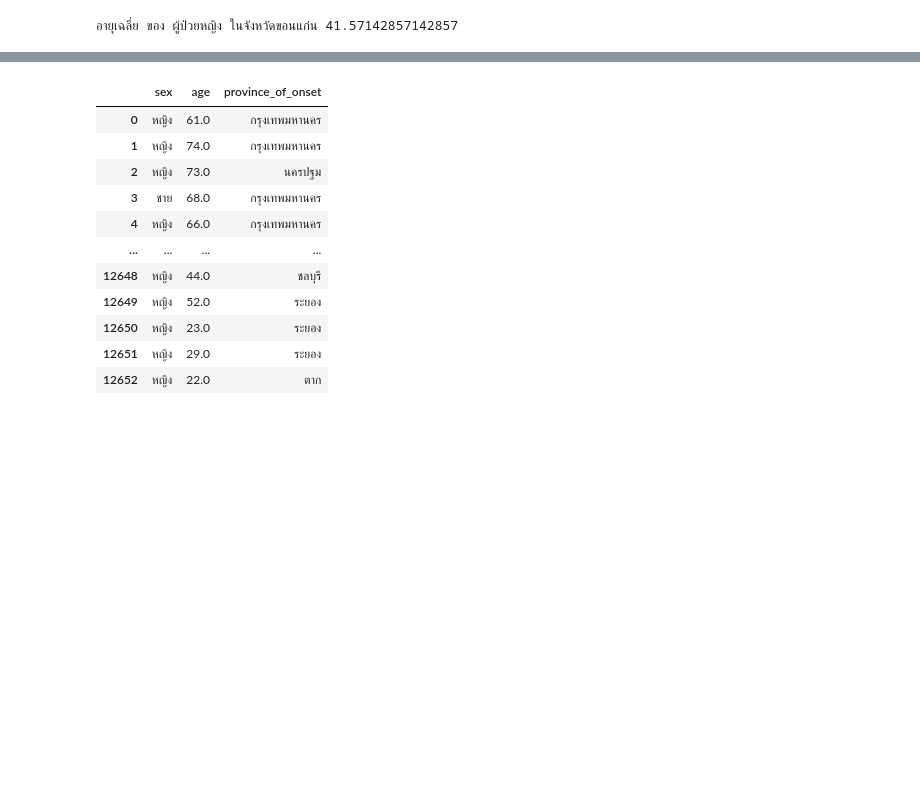
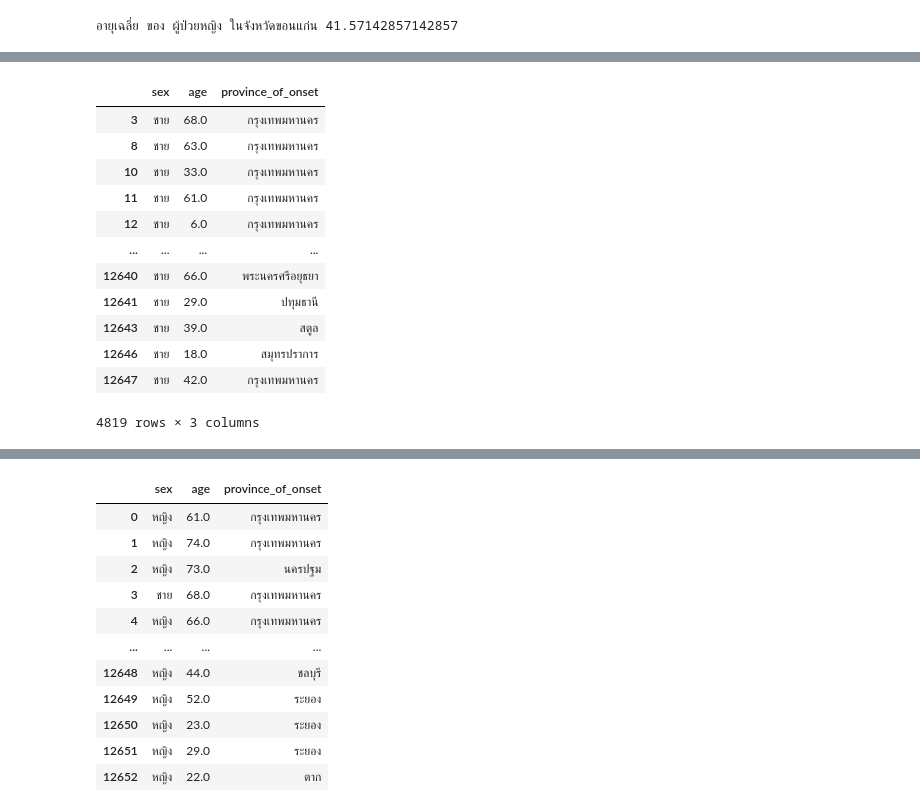
Before and after one commit to nichakornchaisuwan/data_viz_2022, a Jupyter notebook: Pandas101.ipynb, the cells around one changed output, grey strips where cells are left out. Cells and saved outputs as stored; diff of their text form; code cells hidden in the pictures; blank space fills up the shorter version.

```diff
--- a/Pandas101.ipynb
+++ b/Pandas101.ipynb
@@ -347,0 +366,17 @@ print(f'อายุเฉลี่ย ของ ผู้ป่วยหญิ
+# %%
+data_male = data_1[data_1['sex']=='ชาย'] # ดึงข้อมูลจาก data_1 โดยเลือกข้อมูลในนคอลัมน์ sex มาเฉพาะค่าที่เป็น 'ชาย' เท่านั้น แล้วนำไปเก็บไว้ที่ตัวแปร data_male
+data_male# ทำการแสดงข้อมูลที่อยู่ในตัวแปร data_male ที่มีแค่เพศชาย
+# %% [output]
+|  | sex | age | province_of_onset |
+| 3 | ชาย | 68.0 | กรุงเทพมหานคร |
+| 8 | ชาย | 63.0 | กรุงเทพมหานคร |
+| 10 | ชาย | 33.0 | กรุงเทพมหานคร |
+| 11 | ชาย | 61.0 | กรุงเทพมหานคร |
+| 12 | ชาย | 6.0 | กรุงเทพมหานคร |
+| ... | ... | ... | ... |
+| 12640 | ชาย | 66.0 | พระนครศรีอยุธยา |
+| 12641 | ชาย | 29.0 | ปทุมธานี |
+| 12643 | ชาย | 39.0 | สตูล |
+| 12646 | ชาย | 18.0 | สมุทรปราการ |
+| 12647 | ชาย | 42.0 | กรุงเทพมหานคร |
+4819 rows × 3 columns
```
Also changed, not shown: parts of 44 cells of this notebook.
